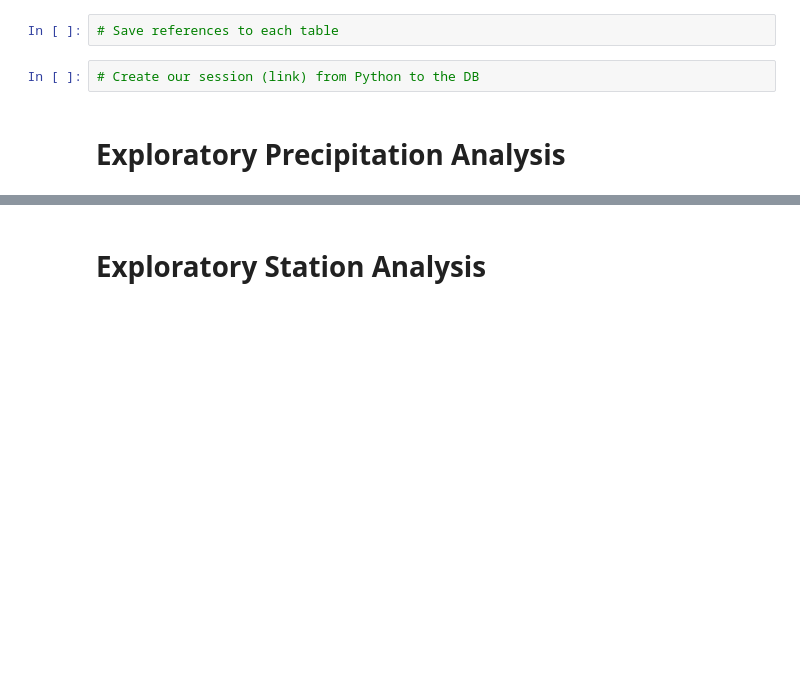
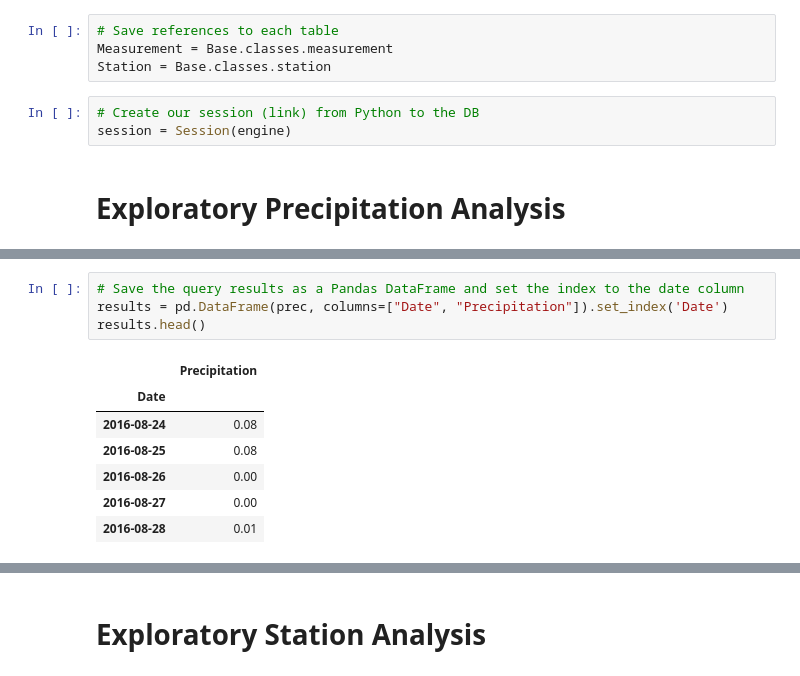
Before and after one commit to kflores56/Climate-Analysis, a Jupyter notebook: climate.ipynb, the cells around one changed output, grey strips where cells are left out. Drawn from its saved outputs; the diff is of its cells as text; blank space fills up the shorter version.

```diff
--- a/climate.ipynb
+++ b/climate.ipynb
@@ -31,7 +32,10 @@ Base.prepare(engine, reflect=True)
 # %%
 # Save references to each table
+Measurement = Base.classes.measurement
+Station = Base.classes.station
 # %%
 # Create our session (link) from Python to the DB
+session = Session(engine)
 # %% [markdown]
 # Exploratory Precipitation Analysis
 # %%
@@ -55,0 +85,12 @@ Base.prepare(engine, reflect=True)
+# %%
+# Save the query results as a Pandas DataFrame and set the index to the date column
+results = pd.DataFrame(prec, columns=["Date", "Precipitation"]).set_index('Date')
+results.head()
+# %% [output]
+|  | Precipitation |
+| Date |  |
+| 2016-08-24 | 0.08 |
+| 2016-08-25 | 0.08 |
+| 2016-08-26 | 0.00 |
+| 2016-08-27 | 0.00 |
+| 2016-08-28 | 0.01 |
```
Also changed, not shown: parts of 10 cells of this notebook, 6 other files.
